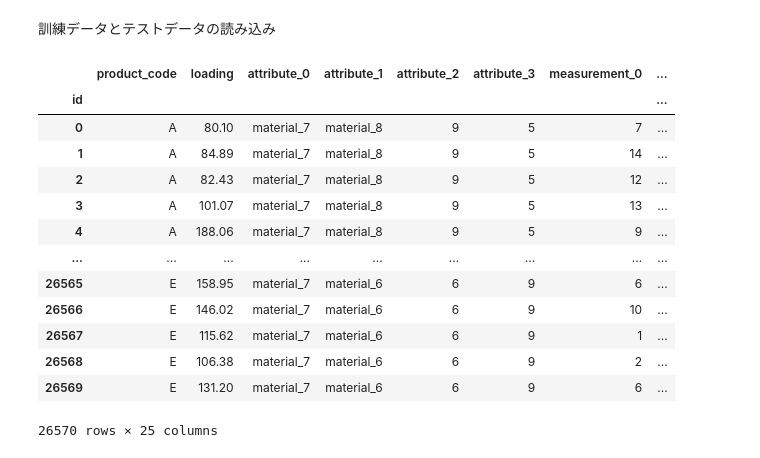
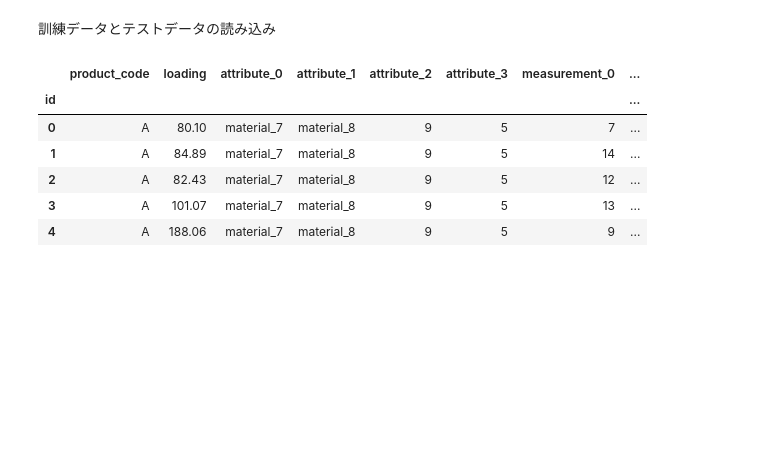
Before and after one commit to keisukecl/tabular-playground-series-aug-2022, a Jupyter notebook: ML.ipynb, the cells around one changed output. Cells and saved outputs as stored; diff of their text form; code cells hidden in the pictures; blank space fills up the shorter version.

```diff
--- a/ML.ipynb
+++ b/ML.ipynb
@@ -1,30 +1,26 @@
 # %%
 import numpy as np
 import pandas as pd
+%matplotlib inline
 import matplotlib.pyplot as plt
 import seaborn as sns
 import re
 import os
+#最大表示列数の指定（ここでは50列を指定）
+pd.set_option('display.max_columns', 50)
 # %% [markdown]
 訓練データとテストデータの読み込み
 # %%
 train = pd.read_csv("../data/train.csv", index_col="id")
 test = pd.read_csv("../data/test.csv", index_col="id")
 # %%
-train
+train.head()
 # %% [output]
 |  | product_code | loading | attribute_0 | attribute_1 | attribute_2 | attribute_3 | measurement_0 | ... |
 | id |  |  |  |  |  |  |  | ... |
 | 0 | A | 80.10 | material_7 | material_8 | 9 | 5 | 7 | ... |
 | 1 | A | 84.89 | material_7 | material_8 | 9 | 5 | 14 | ... |
 | 2 | A | 82.43 | material_7 | material_8 | 9 | 5 | 12 | ... |
 | 3 | A | 101.07 | material_7 | material_8 | 9 | 5 | 13 | ... |
 | 4 | A | 188.06 | material_7 | material_8 | 9 | 5 | 9 | ... |
-| ... | ... | ... | ... | ... | ... | ... | ... | ... |
-| 26565 | E | 158.95 | material_7 | material_6 | 6 | 9 | 6 | ... |
-| 26566 | E | 146.02 | material_7 | material_6 | 6 | 9 | 10 | ... |
-| 26567 | E | 115.62 | material_7 | material_6 | 6 | 9 | 1 | ... |
-| 26568 | E | 106.38 | material_7 | material_6 | 6 | 9 | 2 | ... |
-| 26569 | E | 131.20 | material_7 | material_6 | 6 | 9 | 6 | ... |
-26570 rows × 25 columns
 # %%
```
Also changed, not shown: parts of 12 cells of this notebook.
